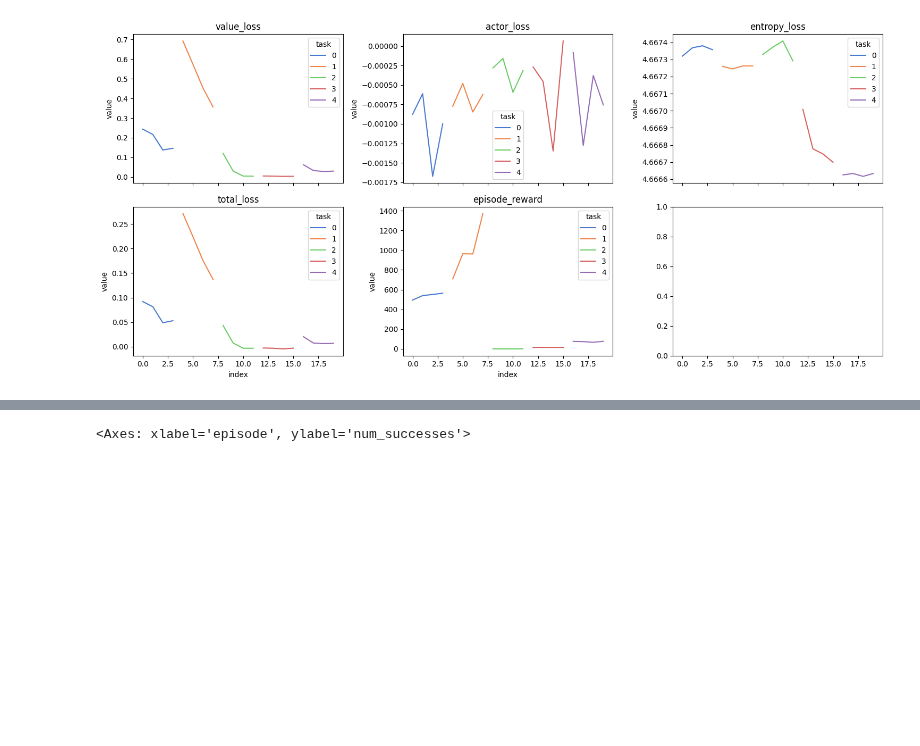
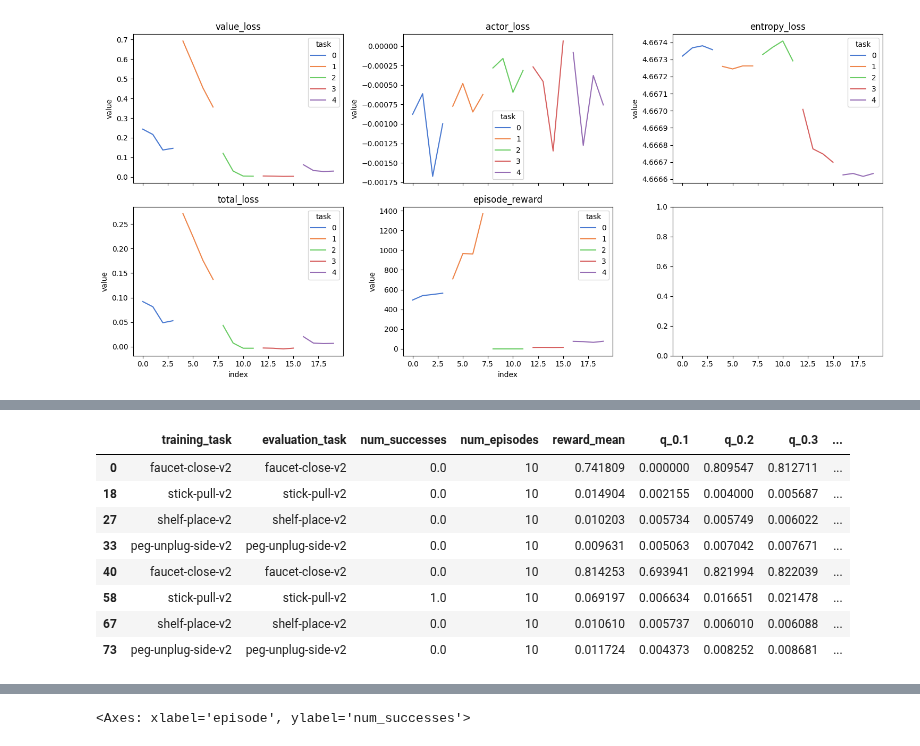
Before and after one commit to gdubbs100/right_left_brain_rl, a Jupyter notebook: continual_training_test.ipynb, the cells around one changed output, grey strips where cells are left out. Saved outputs shown, nothing was run; the diff lists cells and outputs as text; code cells hidden in the pictures; blank space fills up the shorter version.

```diff
--- a/continual_training_test.ipynb
+++ b/continual_training_test.ipynb
@@ -267,3 +190,15 @@ results.head()
+# %%
+results.query('is_training_task')
+# %% [output]
+|  | training_task | evaluation_task | num_successes | num_episodes | reward_mean | q_0.1 | q_0.2 | q_0.3 | ... |
+| 0 | faucet-close-v2 | faucet-close-v2 | 0.0 | 10 | 0.741809 | 0.000000 | 0.809547 | 0.812711 | ... |
+| 18 | stick-pull-v2 | stick-pull-v2 | 0.0 | 10 | 0.014904 | 0.002155 | 0.004000 | 0.005687 | ... |
+| 27 | shelf-place-v2 | shelf-place-v2 | 0.0 | 10 | 0.010203 | 0.005734 | 0.005749 | 0.006022 | ... |
+| 33 | peg-unplug-side-v2 | peg-unplug-side-v2 | 0.0 | 10 | 0.009631 | 0.005063 | 0.007042 | 0.007671 | ... |
+| 40 | faucet-close-v2 | faucet-close-v2 | 0.0 | 10 | 0.814253 | 0.693941 | 0.821994 | 0.822039 | ... |
+| 58 | stick-pull-v2 | stick-pull-v2 | 1.0 | 10 | 0.069197 | 0.006634 | 0.016651 | 0.021478 | ... |
+| 67 | shelf-place-v2 | shelf-place-v2 | 0.0 | 10 | 0.010610 | 0.005737 | 0.006010 | 0.006088 | ... |
+| 73 | peg-unplug-side-v2 | peg-unplug-side-v2 | 0.0 | 10 | 0.011724 | 0.004373 | 0.008252 | 0.008681 | ... |
 # %%
 fig, ax = plt.subplots(figsize = (15, 7))
 sns.lineplot(
```
Also changed, not shown: parts of 12 cells of this notebook, 2 other files.
